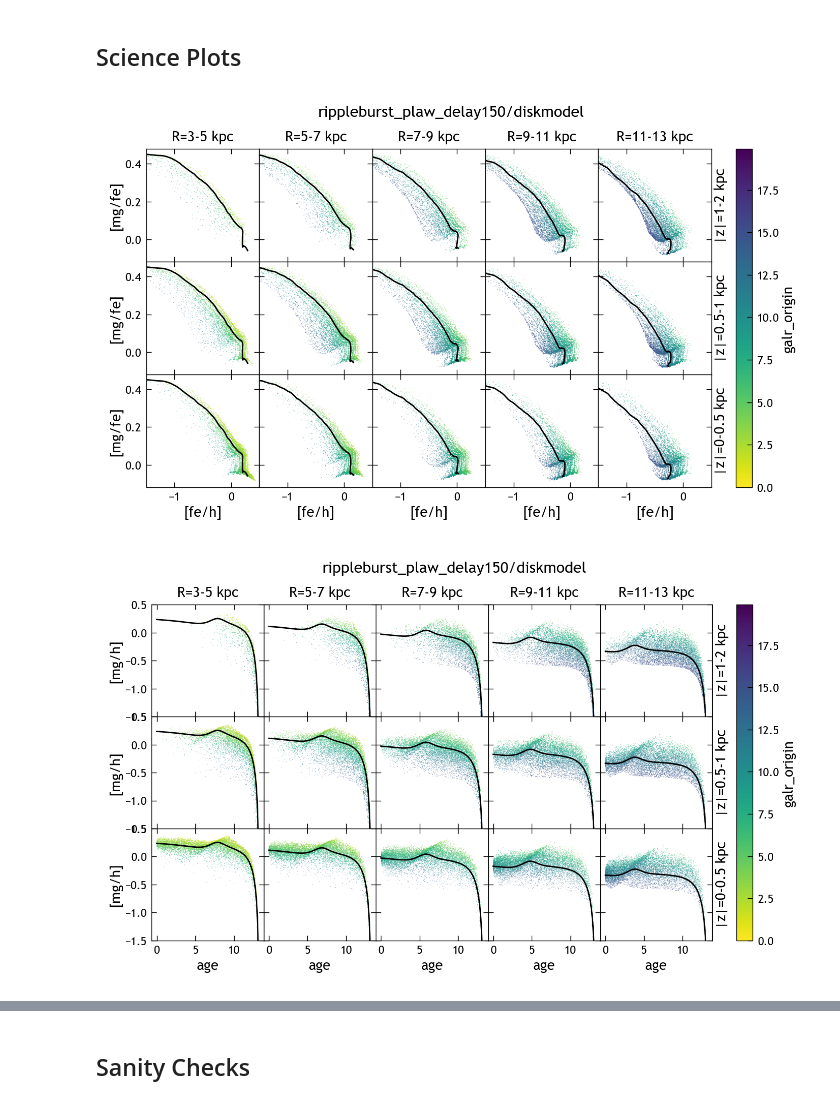
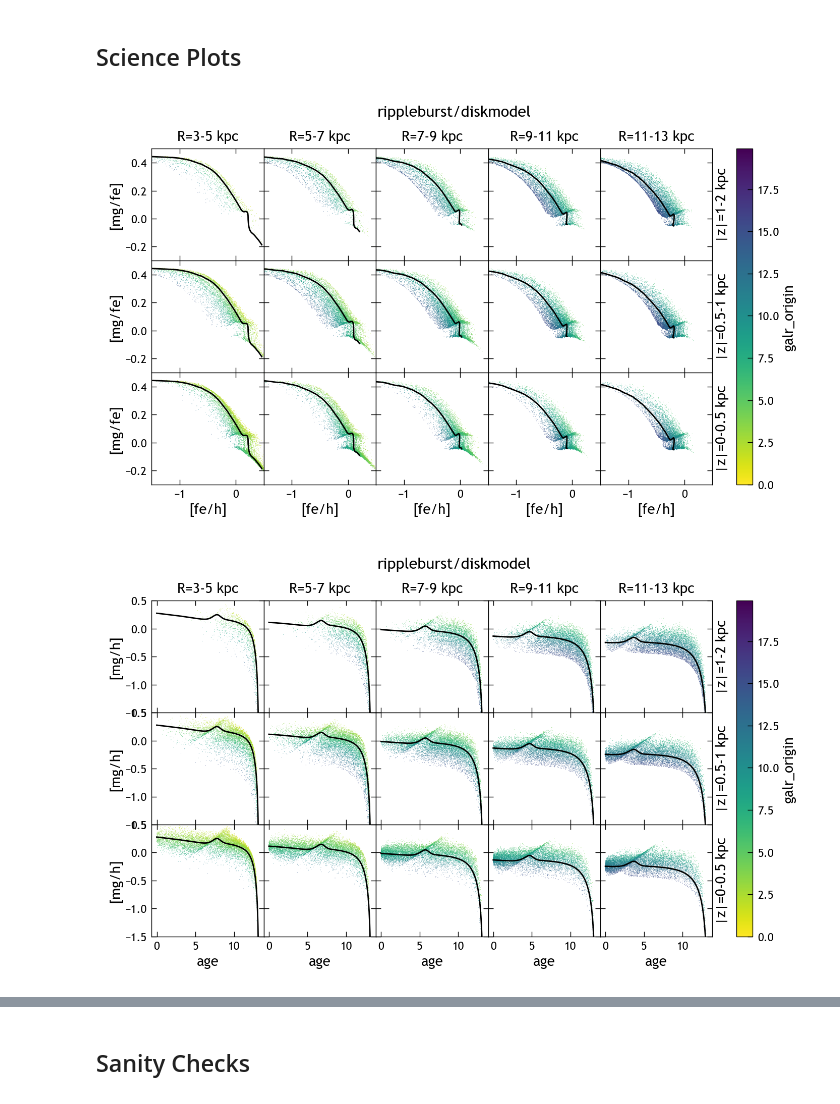
Before and after one commit to lodubay/yar-models, a Jupyter notebook: multizone_plots.ipynb, the cells around one changed output, grey strips where cells are left out. Cells and saved outputs as stored; diff of their text form; code cells hidden in the pictures.

```diff
--- a/multizone_plots.ipynb
+++ b/multizone_plots.ipynb
@@ -17,7 +17,7 @@ from multizone._globals import MAX_SF_RADIUS, ZONE_WIDTH, END_TIME
 
 plt.style.use(paths.styles / 'notebook.mplstyle')
 # %%
-OUTPUT_NAME = 'rippleburst_plaw_delay150/diskmodel'
+OUTPUT_NAME = 'rippleburst/diskmodel'
 
 GALR_BINS = [3, 5, 7, 9, 11, 13]
 ABSZ_BINS = [0, 0.5, 1, 2]
@@ -136,10 +136,10 @@ def hayden_plot(
     plt.savefig(output_dir / fname)
     plt.show()
 # %%
-hayden_plot(mzs, '[fe/h]', '[mg/fe]', xlim=(-1.5, 0.5))
+hayden_plot(mzs, '[fe/h]', '[mg/fe]', xlim=(-1.5, 0.5), ylim=(-0.3, 0.5))
 # %% [output]
-[figure, old version]
+[figure, new version]
 # %%
 hayden_plot(mzs, 'age', '[mg/h]', ylim=(-1.5, 0.5))
 # %% [output]
-[figure, old version]
+[figure, new version]
```
Also changed, not shown: parts of 11 cells of this notebook, 39 other files.
